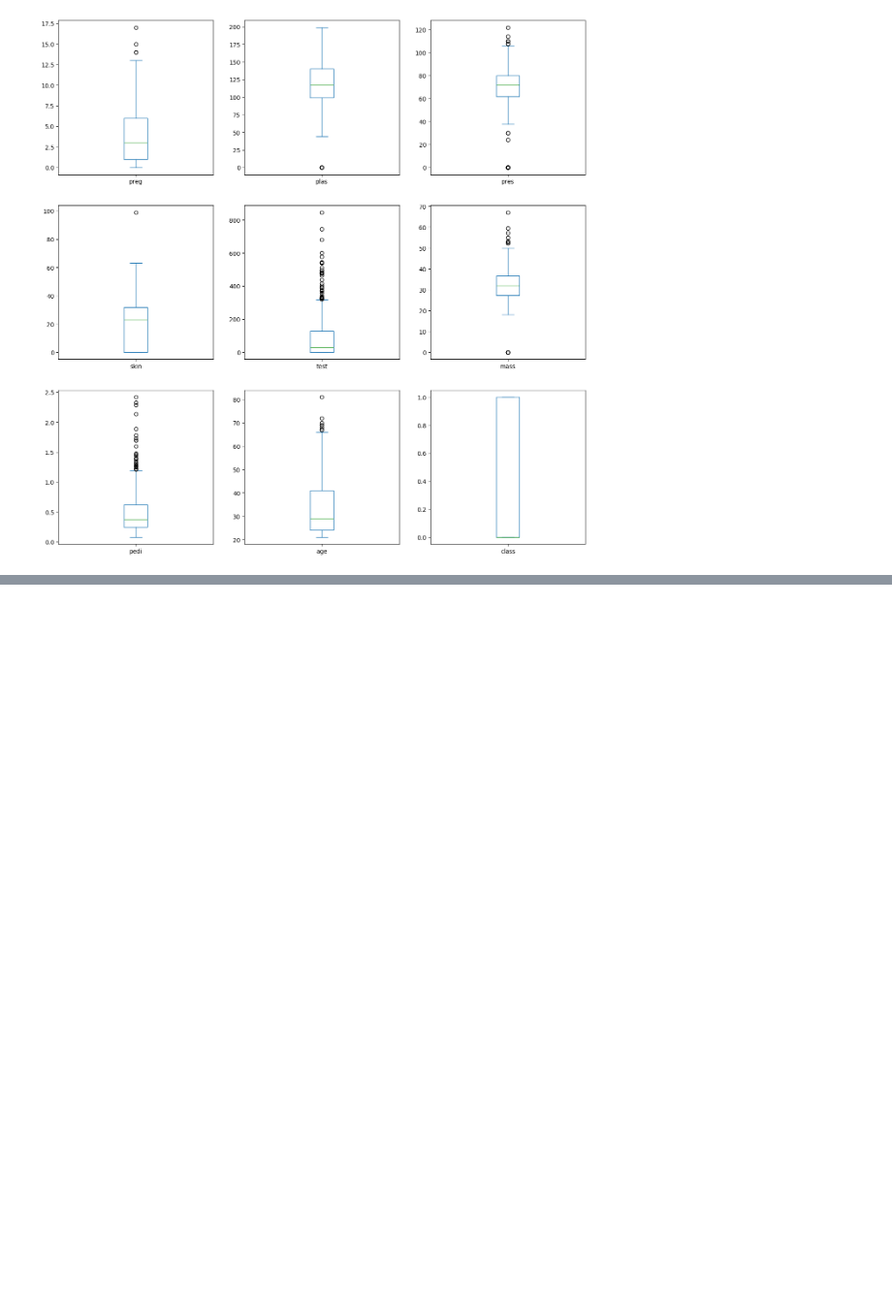
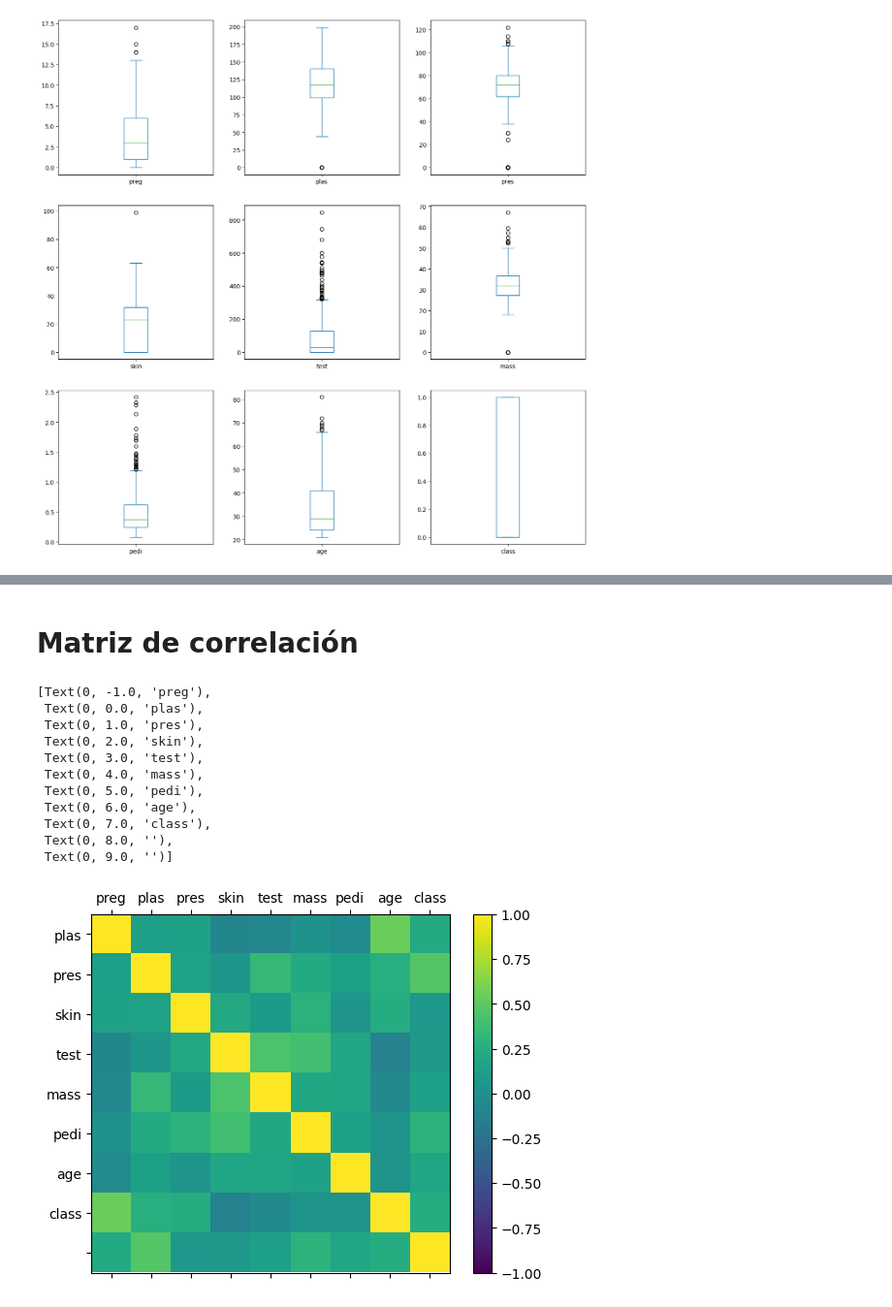
Before and after one commit to francoCarMar/Ciencia-de-datos-con-python, a Jupyter notebook: vizualizacion_de_datos.ipynb, the cells around one changed output, grey strips where cells are left out. Shown at 97% size. Drawn from its saved outputs; the diff is of its cells as text; code cells hidden in the pictures; blank space fills up the shorter version.

Commit message:
Add: matrix de correlation

```diff
--- a/vizualizacion_de_datos.ipynb
+++ b/vizualizacion_de_datos.ipynb
@@ -111,0 +114,27 @@ plt.show()
+# %% [markdown]
+# Matriz de correlación
+# %%
+%matplotlib inline
+import numpy as np
+correlations = data.corr()
+fig = plt.figure()
+ax = fig.add_subplot(111)
+cax = ax.matshow(correlations, vmin = -1, vmax = 1)
+fig.colorbar(cax)
+ticks = np.arange(0,9,1)
+ax.set_xticks(ticks)
+ax.set_xticklabels(nombres)
+ax.set_yticklabels(nombres)
+# %% [output]
+[Text(0, -1.0, 'preg'),
+ Text(0, 0.0, 'plas'),
+ Text(0, 1.0, 'pres'),
+ Text(0, 2.0, 'skin'),
+ Text(0, 3.0, 'test'),
+ Text(0, 4.0, 'mass'),
+ Text(0, 5.0, 'pedi'),
+ Text(0, 6.0, 'age'),
+ Text(0, 7.0, 'class'),
+ Text(0, 8.0, ''),
+ Text(0, 9.0, '')]
+[figure, added]
```
Also changed, not shown: parts of 2 cells of this notebook.
